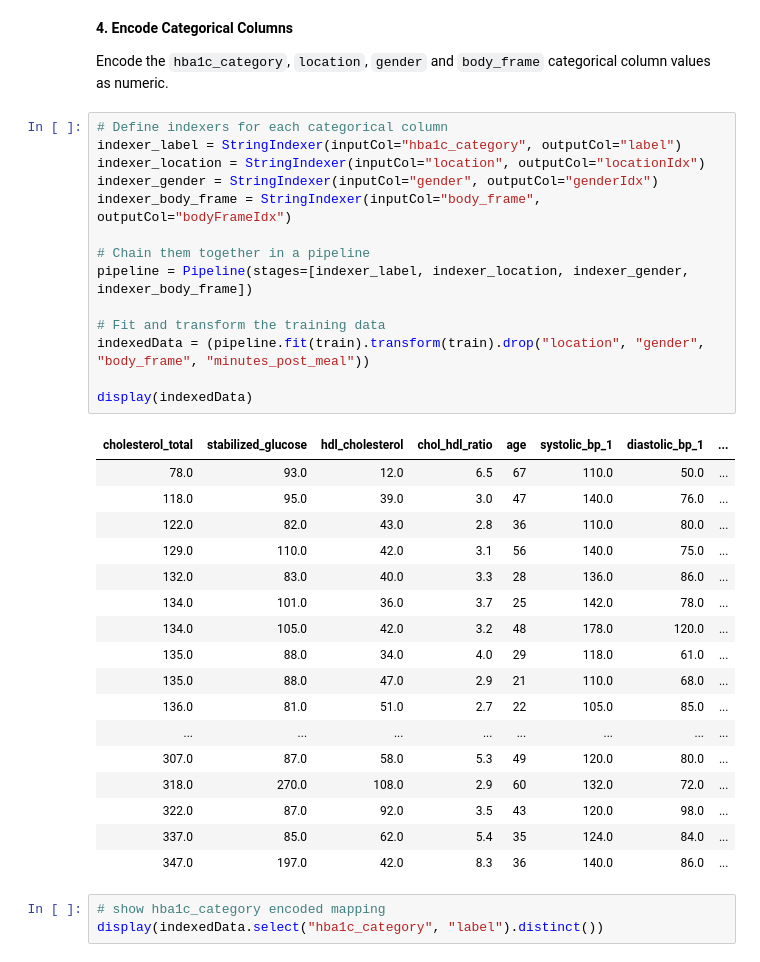
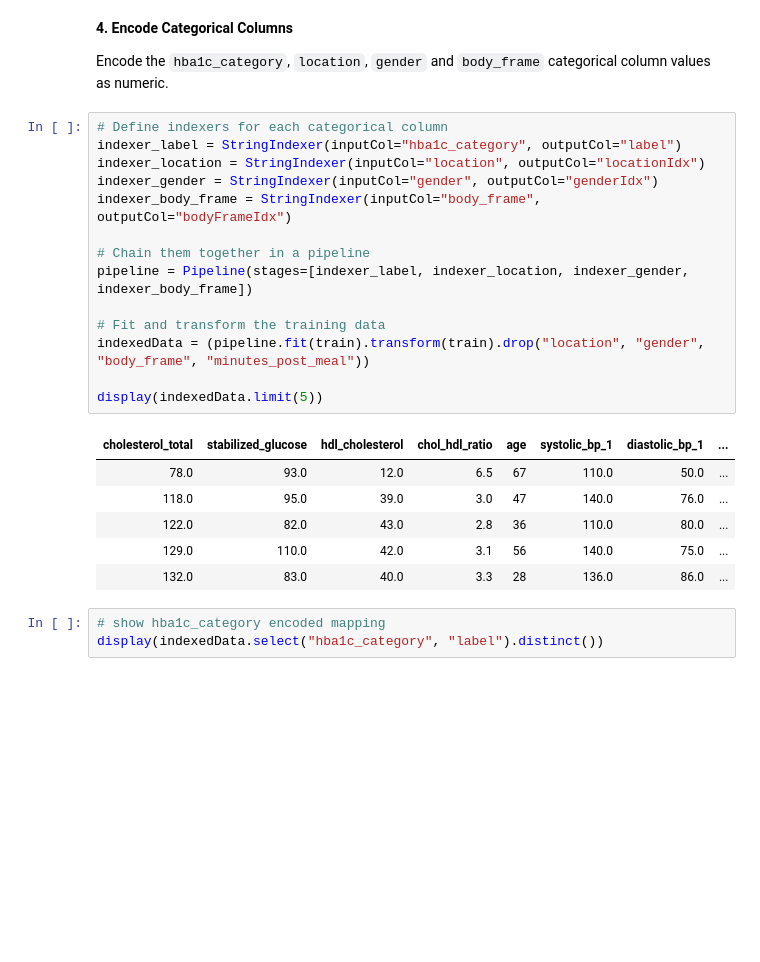
Before and after one commit to Kholeka98/Data-Science-Project-Profolio, a Jupyter notebook: Machine Learning Model Design and Evaluation/Feature Engineering, Model Training and Evaluation.ipynb, the cells around one changed output. Drawn from its saved outputs; the diff is of its cells as text; blank space fills up the shorter version.

```diff
--- a/Machine Learning Model Design and Evaluation/Feature Engineering, Model Training and Evaluation.ipynb
+++ b/Machine Learning Model Design and Evaluation/Feature Engineering, Model Training and Evaluation.ipynb
@@ -42,35 +42,24 @@ Encode the `hba1c_category`,  `location`, `gender` and `body_frame` categorical
 # %%
 # Define indexers for each categorical column
 indexer_label = StringIndexer(inputCol="hba1c_category", outputCol="label")
 indexer_location = StringIndexer(inputCol="location", outputCol="locationIdx")
 indexer_gender = StringIndexer(inputCol="gender", outputCol="genderIdx")
 indexer_body_frame = StringIndexer(inputCol="body_frame", outputCol="bodyFrameIdx")
 
 # Chain them together in a pipeline
 pipeline = Pipeline(stages=[indexer_label, indexer_location, indexer_gender, indexer_body_frame])
 
 # Fit and transform the training data
 indexedData = (pipeline.fit(train).transform(train).drop("location", "gender", "body_frame", "minutes_post_meal"))
 
-display(indexedData)
+display(indexedData.limit(5))
 # %% [output]
 | cholesterol_total | stabilized_glucose | hdl_cholesterol | chol_hdl_ratio | age | systolic_bp_1 | diastolic_bp_1 | ... |
 | 78.0 | 93.0 | 12.0 | 6.5 | 67 | 110.0 | 50.0 | ... |
 | 118.0 | 95.0 | 39.0 | 3.0 | 47 | 140.0 | 76.0 | ... |
 | 122.0 | 82.0 | 43.0 | 2.8 | 36 | 110.0 | 80.0 | ... |
 | 129.0 | 110.0 | 42.0 | 3.1 | 56 | 140.0 | 75.0 | ... |
 | 132.0 | 83.0 | 40.0 | 3.3 | 28 | 136.0 | 86.0 | ... |
-| 134.0 | 101.0 | 36.0 | 3.7 | 25 | 142.0 | 78.0 | ... |
-| 134.0 | 105.0 | 42.0 | 3.2 | 48 | 178.0 | 120.0 | ... |
-| 135.0 | 88.0 | 34.0 | 4.0 | 29 | 118.0 | 61.0 | ... |
-| 135.0 | 88.0 | 47.0 | 2.9 | 21 | 110.0 | 68.0 | ... |
-| 136.0 | 81.0 | 51.0 | 2.7 | 22 | 105.0 | 85.0 | ... |
-| ... | ... | ... | ... | ... | ... | ... | ... |
-| 307.0 | 87.0 | 58.0 | 5.3 | 49 | 120.0 | 80.0 | ... |
-| 318.0 | 270.0 | 108.0 | 2.9 | 60 | 132.0 | 72.0 | ... |
-| 322.0 | 87.0 | 92.0 | 3.5 | 43 | 120.0 | 98.0 | ... |
-| 337.0 | 85.0 | 62.0 | 5.4 | 35 | 124.0 | 84.0 | ... |
-| 347.0 | 197.0 | 42.0 | 8.3 | 36 | 140.0 | 86.0 | ... |
 # %%
 # show hba1c_category encoded mapping
 display(indexedData.select("hba1c_category", "label").distinct())
```
